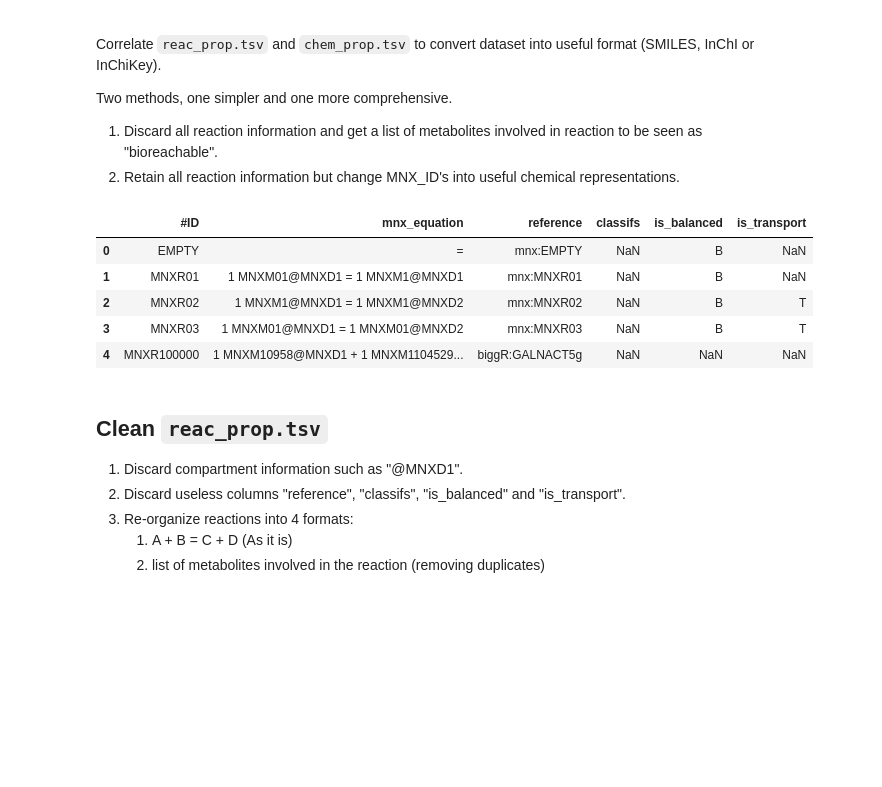
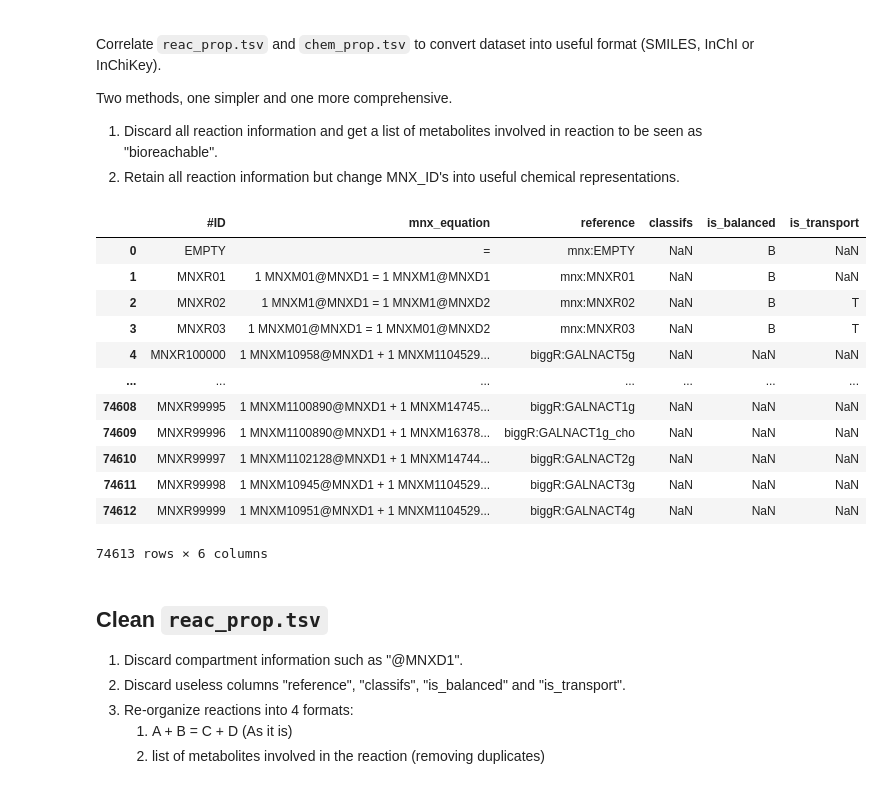
Before and after one commit to oytang/ai4science-synth-bio, a Jupyter notebook: mnx_preprocessing.ipynb, the cells around one changed output. Cells and saved outputs as stored; diff of their text form; code cells hidden in the pictures; blank space fills up the shorter version.

```diff
--- a/mnx_preprocessing.ipynb
+++ b/mnx_preprocessing.ipynb
@@ -13,14 +13,21 @@ import numpy as np
 from tqdm import tqdm, trange
 # %%
 reac = pd.read_csv('reac_prop.tsv', sep='\t', header=351) # skip 351 lines of documentation
-reac.head()
+reac
 # %% [output]
 |  | #ID | mnx_equation | reference | classifs | is_balanced | is_transport |
 | 0 | EMPTY | = | mnx:EMPTY | NaN | B | NaN |
 | 1 | MNXR01 | 1 MNXM01@MNXD1 = 1 MNXM1@MNXD1 | mnx:MNXR01 | NaN | B | NaN |
 | 2 | MNXR02 | 1 MNXM1@MNXD1 = 1 MNXM1@MNXD2 | mnx:MNXR02 | NaN | B | T |
 | 3 | MNXR03 | 1 MNXM01@MNXD1 = 1 MNXM01@MNXD2 | mnx:MNXR03 | NaN | B | T |
 | 4 | MNXR100000 | 1 MNXM10958@MNXD1 + 1 MNXM1104529... | biggR:GALNACT5g | NaN | NaN | NaN |
+| ... | ... | ... | ... | ... | ... | ... |
+| 74608 | MNXR99995 | 1 MNXM1100890@MNXD1 + 1 MNXM14745... | biggR:GALNACT1g | NaN | NaN | NaN |
+| 74609 | MNXR99996 | 1 MNXM1100890@MNXD1 + 1 MNXM16378... | biggR:GALNACT1g_cho | NaN | NaN | NaN |
+| 74610 | MNXR99997 | 1 MNXM1102128@MNXD1 + 1 MNXM14744... | biggR:GALNACT2g | NaN | NaN | NaN |
+| 74611 | MNXR99998 | 1 MNXM10945@MNXD1 + 1 MNXM1104529... | biggR:GALNACT3g | NaN | NaN | NaN |
+| 74612 | MNXR99999 | 1 MNXM10951@MNXD1 + 1 MNXM1104529... | biggR:GALNACT4g | NaN | NaN | NaN |
+74613 rows × 6 columns
 # %% [markdown]
 ## Clean `reac_prop.tsv`
 
```
Also changed, not shown: parts of 14 cells of this notebook, 1 other file.
